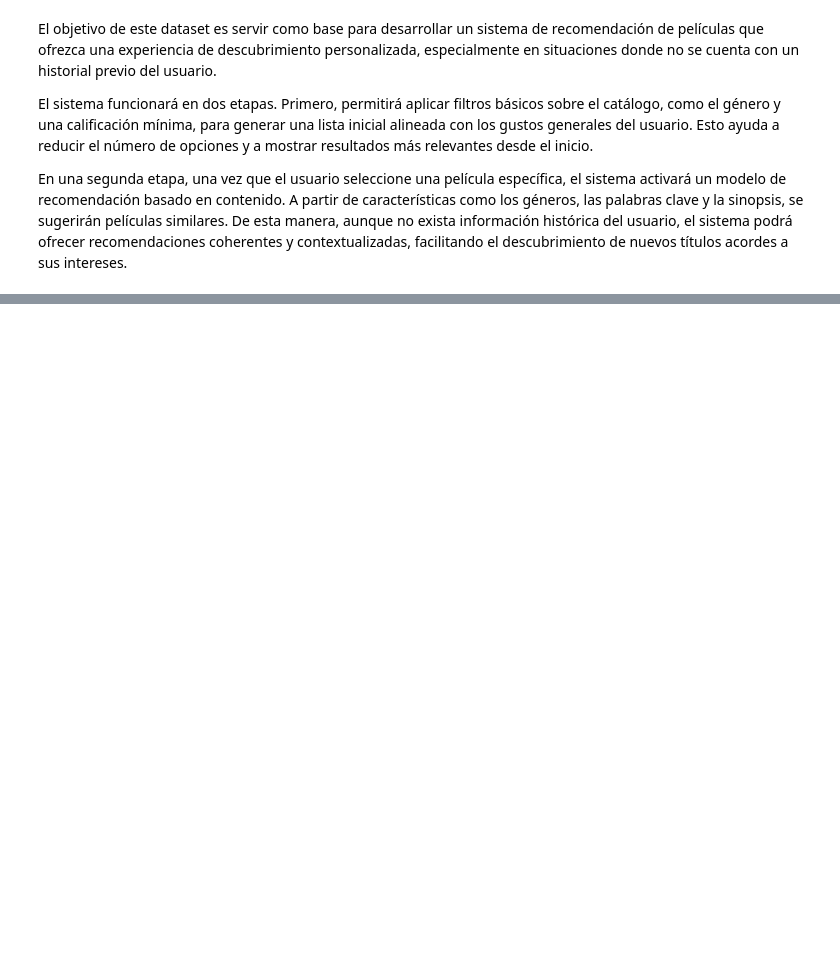
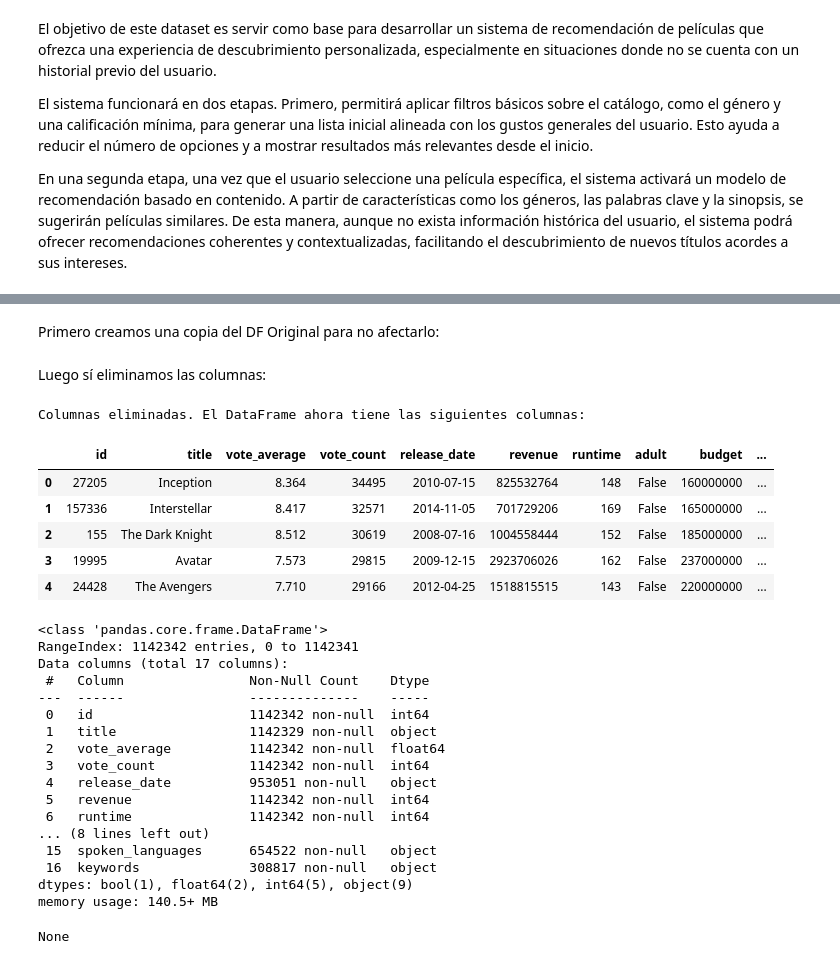
Before and after one commit to nat1600/data-mining-movies, a Jupyter notebook: MOVIES_PROYECTO_FINAL.ipynb, the cells around one changed output, grey strips where cells are left out. Drawn from its saved outputs; the diff is of its cells as text; code cells hidden in the pictures; blank space fills up the shorter version.

```diff
--- a/MOVIES_PROYECTO_FINAL.ipynb
+++ b/MOVIES_PROYECTO_FINAL.ipynb
@@ -730,0 +688,2 @@ En una segunda etapa, una vez que el usuario seleccione una película específic
+# %% [markdown]
+Primero creamos una copia del DF Original para no afectarlo:
@@ -730,0 +693,44 @@ En una segunda etapa, una vez que el usuario seleccione una película específic
+# %% [markdown]
+Luego sí eliminamos las columnas:
+# %%
+columns_to_drop = [
+    'backdrop_path',
+    'homepage',
+    'imdb_id',
+    'tagline',
+    'poster_path',
+    'status',
+    'original_title',
+]
+
+df = df.drop(columns=columns_to_drop)
+
+print("Columnas eliminadas. El DataFrame ahora tiene las siguientes columnas:")
+display(df.head())
+display(df.info())
+# %% [output]
+Columnas eliminadas. El DataFrame ahora tiene las siguientes columnas:
+|  | id | title | vote_average | vote_count | release_date | revenue | runtime | adult | budget | ... |
+| 0 | 27205 | Inception | 8.364 | 34495 | 2010-07-15 | 825532764 | 148 | False | 160000000 | ... |
+| 1 | 157336 | Interstellar | 8.417 | 32571 | 2014-11-05 | 701729206 | 169 | False | 165000000 | ... |
+| 2 | 155 | The Dark Knight | 8.512 | 30619 | 2008-07-16 | 1004558444 | 152 | False | 185000000 | ... |
+| 3 | 19995 | Avatar | 7.573 | 29815 | 2009-12-15 | 2923706026 | 162 | False | 237000000 | ... |
+| 4 | 24428 | The Avengers | 7.710 | 29166 | 2012-04-25 | 1518815515 | 143 | False | 220000000 | ... |
+<class 'pandas.core.frame.DataFrame'>
+RangeIndex: 1142342 entries, 0 to 1142341
+Data columns (total 17 columns):
+ #   Column                Non-Null Count    Dtype
+---  ------                --------------    -----
+ 0   id                    1142342 non-null  int64
+ 1   title                 1142329 non-null  object
+ 2   vote_average          1142342 non-null  float64
+ 3   vote_count            1142342 non-null  int64
+ 4   release_date          953051 non-null   object
+ 5   revenue               1142342 non-null  int64
+ 6   runtime               1142342 non-null  int64
+... (8 lines left out)
+ 15  spoken_languages      654522 non-null   object
+ 16  keywords              308817 non-null   object
+dtypes: bool(1), float64(2), int64(5), object(9)
+memory usage: 140.5+ MB
+None
```
Also changed, not shown: parts of 71 cells of this notebook.
